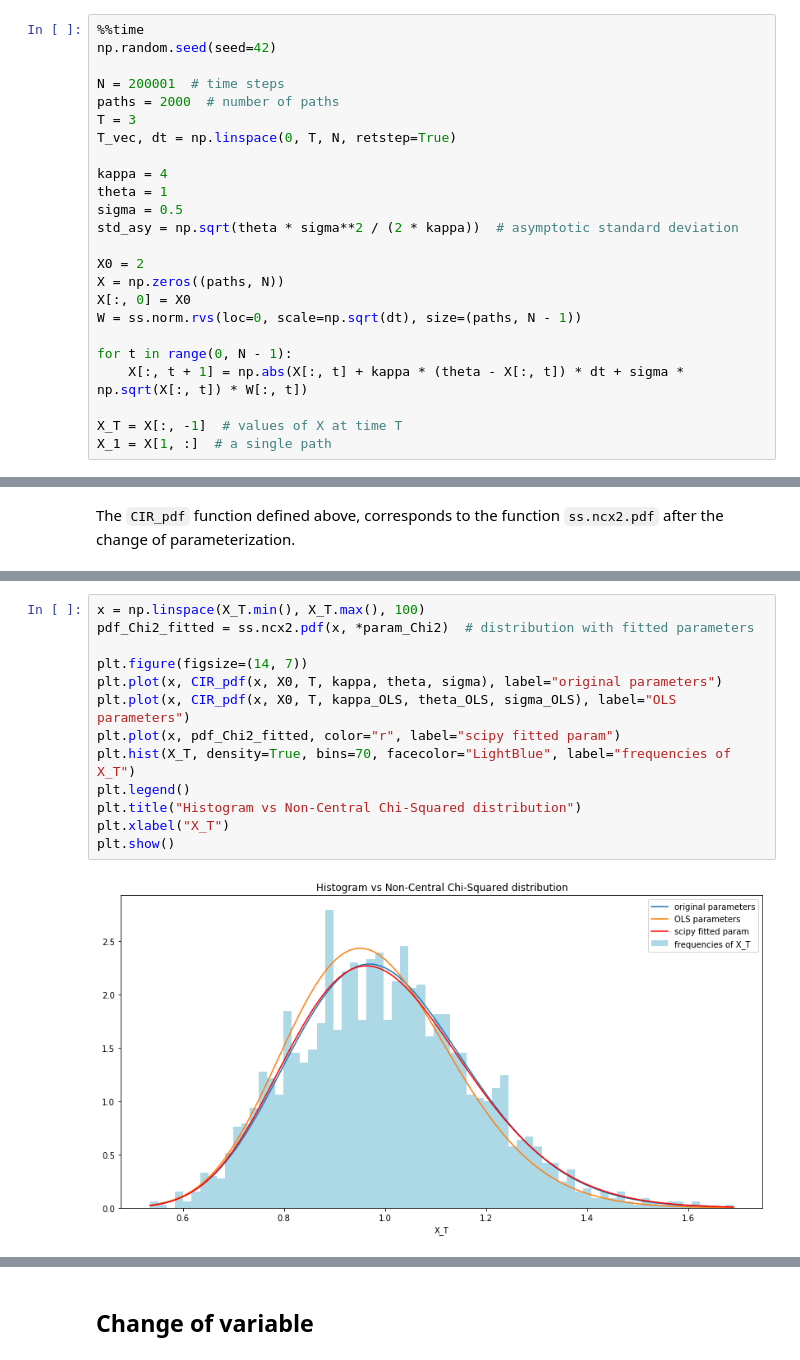
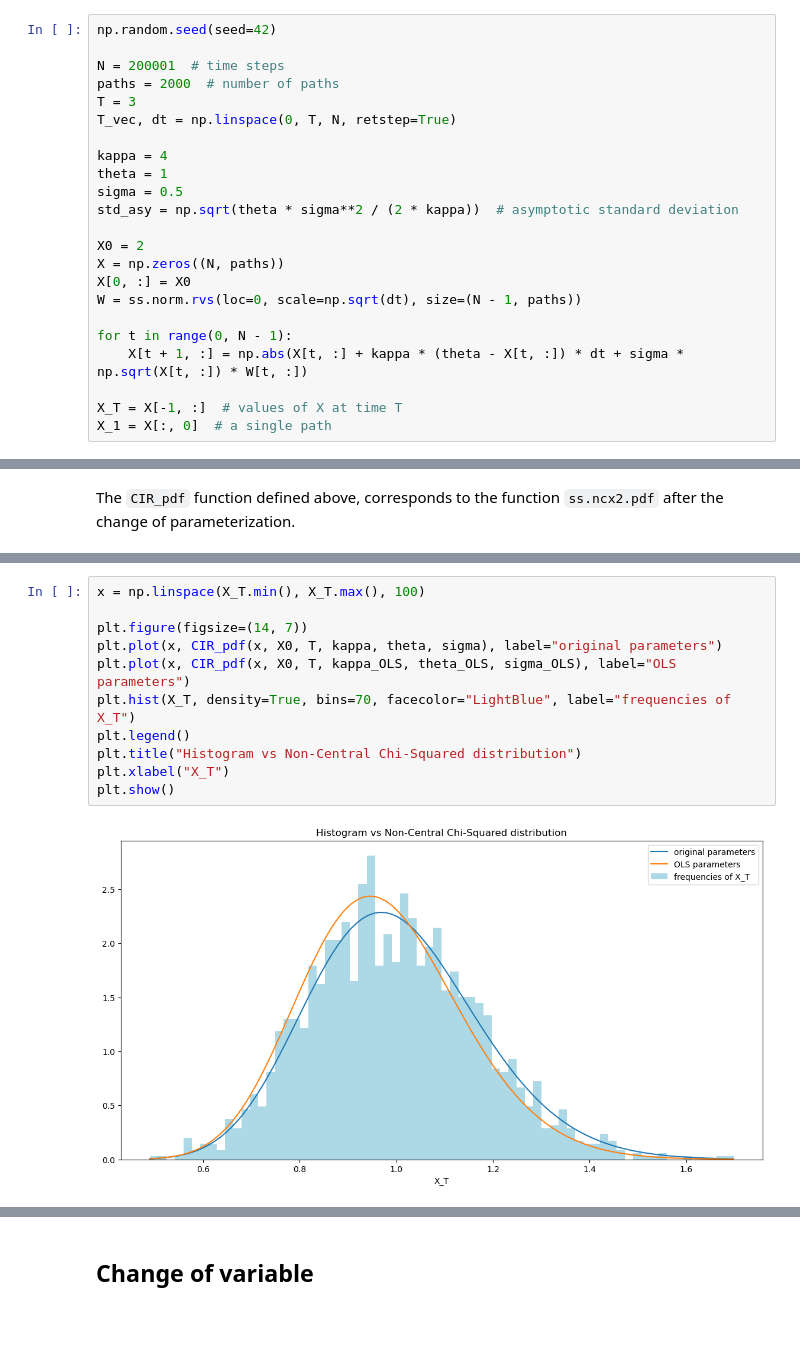
Before and after one commit to cantaro86/Financial-Models-Numerical-Methods, a Jupyter notebook: 1.2 SDE simulations and statistics.ipynb, the cells around one changed output, grey strips where cells are left out. Saved outputs shown, nothing was run; the diff lists cells and outputs as text; blank space fills up the shorter version.

```diff
--- a/1.2 SDE simulations and statistics.ipynb
+++ b/1.2 SDE simulations and statistics.ipynb
@@ -449,7 +448,6 @@ The method 4) prevents this possibility!
 
 Let us have a look at the implementation of the **method 4)**
 # %%
-%%time
 np.random.seed(seed=42)
 
 N = 200001  # time steps
@@ -463,12 +461,12 @@ sigma = 0.5
 std_asy = np.sqrt(theta * sigma**2 / (2 * kappa))  # asymptotic standard deviation
 
 X0 = 2
-X = np.zeros((paths, N))
-X[:, 0] = X0
-W = ss.norm.rvs(loc=0, scale=np.sqrt(dt), size=(paths, N - 1))
+X = np.zeros((N, paths))
+X[0, :] = X0
+W = ss.norm.rvs(loc=0, scale=np.sqrt(dt), size=(N - 1, paths))
 
 for t in range(0, N - 1):
-    X[:, t + 1] = np.abs(X[:, t] + kappa * (theta - X[:, t]) * dt + sigma * np.sqrt(X[:, t]) * W[:, t])
+    X[t + 1, :] = np.abs(X[t, :] + kappa * (theta - X[t, :]) * dt + sigma * np.sqrt(X[t, :]) * W[t, :])
 
-X_T = X[:, -1]  # values of X at time T
-X_1 = X[1, :]  # a single path
+X_T = X[-1, :]  # values of X at time T
+X_1 = X[:, 0]  # a single path
@@ -656,16 +633,14 @@ plt.show()
 # %%
 x = np.linspace(X_T.min(), X_T.max(), 100)
-pdf_Chi2_fitted = ss.ncx2.pdf(x, *param_Chi2)  # distribution with fitted parameters
 
 plt.figure(figsize=(14, 7))
 plt.plot(x, CIR_pdf(x, X0, T, kappa, theta, sigma), label="original parameters")
 plt.plot(x, CIR_pdf(x, X0, T, kappa_OLS, theta_OLS, sigma_OLS), label="OLS parameters")
-plt.plot(x, pdf_Chi2_fitted, color="r", label="scipy fitted param")
 plt.hist(X_T, density=True, bins=70, facecolor="LightBlue", label="frequencies of X_T")
 plt.legend()
 plt.title("Histogram vs Non-Central Chi-Squared distribution")
 plt.xlabel("X_T")
 plt.show()
 # %% [output]
-[figure, old version]
+[figure, new version]
 # %% [markdown]
```
Also changed, not shown: parts of 24 cells of this notebook, 1 other file.
